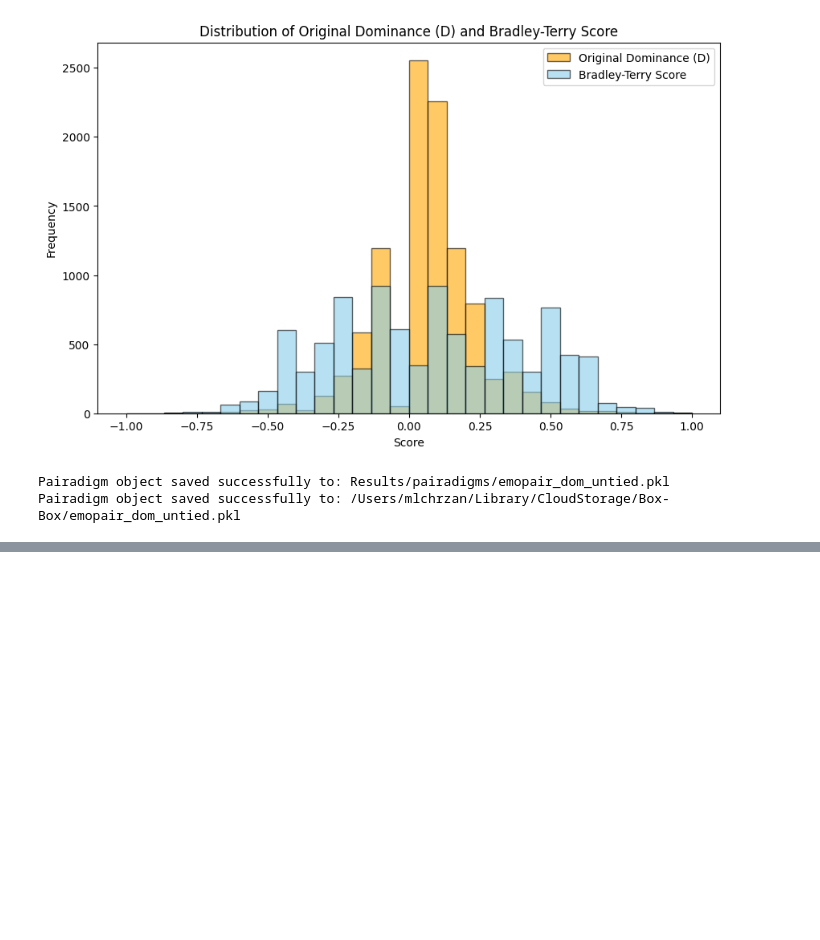
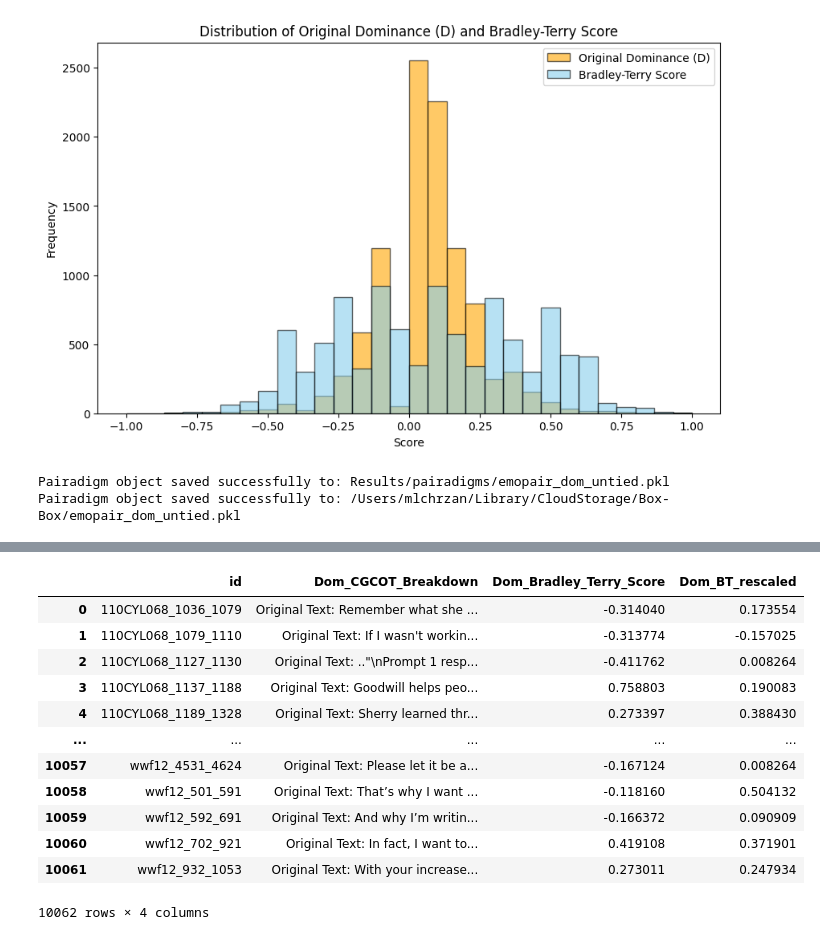
Before and after one commit to EDSI-UMD-College-Park/EmoPair, a Jupyter notebook: build_emopair.ipynb, the cells around one changed output, grey strips where cells are left out. Drawn from its saved outputs; the diff is of its cells as text; code cells hidden in the pictures; blank space fills up the shorter version.

```diff
--- a/build_emopair.ipynb
+++ b/build_emopair.ipynb
@@ -634,0 +646,20 @@ Pairadigm object loaded successfully from: Results/pairadigms/emopair_dom_untied
+# %%
+dom = pd.read_csv('Results/emopair_dom_untied_scores.csv')
+dom = dom[['id', 'CGCoT_Breakdown', 'Bradley_Terry_Score', 'D_rescaled']].copy().rename(columns={'CGCoT_Breakdown': 'Dom_CGCOT_Breakdown',
+                                                                                                 'Bradley_Terry_Score': 'Dom_Bradley_Terry_Score',
+                                                                                                 'D_rescaled': 'Dom_BT_rescaled'})
+dom
+# %% [output]
+|  | id | Dom_CGCOT_Breakdown | Dom_Bradley_Terry_Score | Dom_BT_rescaled |
+| 0 | 110CYL068_1036_1079 | Original Text: Remember what she ... | -0.314040 | 0.173554 |
+| 1 | 110CYL068_1079_1110 | Original Text: If I wasn't workin... | -0.313774 | -0.157025 |
+| 2 | 110CYL068_1127_1130 | Original Text: .."\nPrompt 1 resp... | -0.411762 | 0.008264 |
+| 3 | 110CYL068_1137_1188 | Original Text: Goodwill helps peo... | 0.758803 | 0.190083 |
+| 4 | 110CYL068_1189_1328 | Original Text: Sherry learned thr... | 0.273397 | 0.388430 |
+| ... | ... | ... | ... | ... |
+| 10057 | wwf12_4531_4624 | Original Text: Please let it be a... | -0.167124 | 0.008264 |
+| 10058 | wwf12_501_591 | Original Text: That’s why I want ... | -0.118160 | 0.504132 |
+| 10059 | wwf12_592_691 | Original Text: And why I’m writin... | -0.166372 | 0.090909 |
+| 10060 | wwf12_702_921 | Original Text: In fact, I want to... | 0.419108 | 0.371901 |
+| 10061 | wwf12_932_1053 | Original Text: With your increase... | 0.273011 | 0.247934 |
+10062 rows × 4 columns
```
Also changed, not shown: parts of 6 cells of this notebook, 1 other file.
